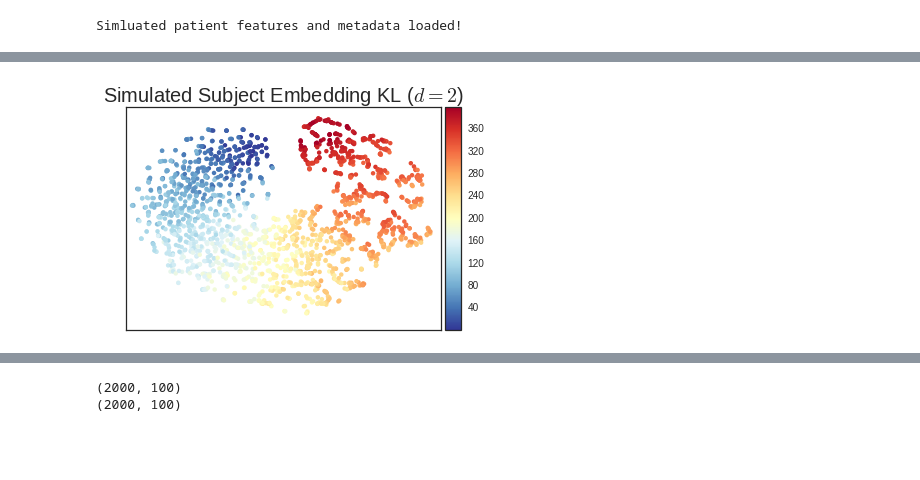
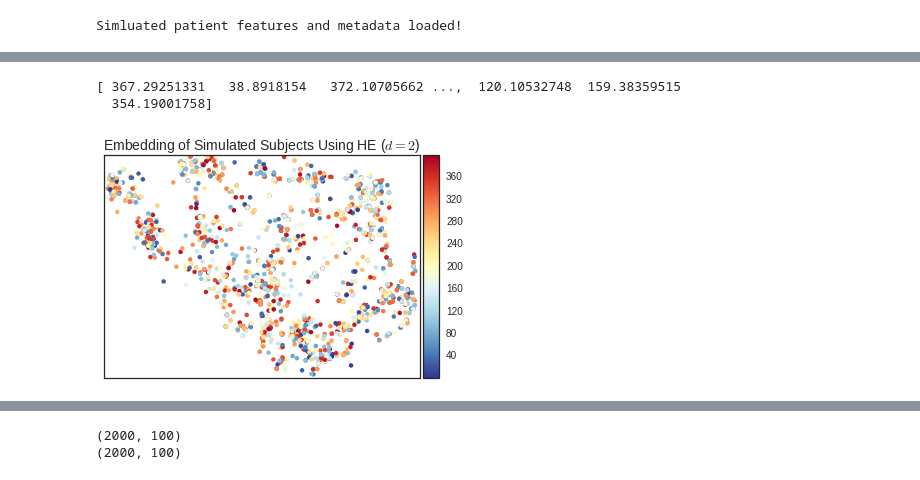
Before and after one commit to sumedhasingla/COPDImageAnalysis, a Jupyter notebook: code/kernelEvaluation.ipynb, the cells around one changed output, grey strips where cells are left out. Cells and saved outputs as stored; diff of their text form; code cells hidden in the pictures; blank space fills up the shorter version.

```diff
--- a/code/kernelEvaluation.ipynb
+++ b/code/kernelEvaluation.ipynb
@@ -36,9 +36,12 @@ def loadSimilarities(fn):
     return loader['similarities']
 
 kernelFN = "./simulatedData/kernel-2000-sym-v2"
+kernelFN = "./simulatedData/kernel-2000-sym-pix-kl"
 kl_sym = loadSimilarities(kernelFN)
-kernelFN = "./simulatedData/kernel-2000-sym-he"
+# kernelFN = "./simulatedData/kernel-2000-sym-he"
+kernelFN = "./simulatedData/kernel-2000-sym-pix-he"
 he_sym = loadSimilarities(kernelFN)
+
 # Note: loaded kernel is the result of
 # - building the KNN graph using KL divergence
 # - symmeterizing the graph: KL is not a distance and is not symmetric, we need distance-symmetry behavior because next step is...
@@ -77,6 +80,9 @@ plt.colorbar()
 psd = ProjectPSD()
 kernelKL = psd.fit_transform(kl_rbf)
 kernelHE = psd.fit_transform(he_rbf)
+# %%
+kernelKL = kl_sym
+kernelHE = he_sym
 # %%
 # Numerical checking
 print "This is some information the projected kernel :"
@@ -233,3 +247,17 @@ def  plotLowDimWithColor( nodes2D, subjColor,
         ax.set_title(plotTitle)
         ax.get_xaxis().set_visible(False)
         ax.get_yaxis().set_visible(False)
+# %%
+with sns.axes_style("white"):
+    f, ax1 = plt.subplots()
+
+# write your own visualizationb, each subject is a dot in 2D and color each subject with her own y
+plotLowDimWithColor(tSNEKL_subset, subjClasses_subset,
+                    ax=ax1, plotTitle='', markerSize=20)
+
+ax1.set_xlim([-22,16])
+ax1.set_ylim([-24,14])
+ax1.set_title('Embeddeding of Simulated Subjects Using KL ($d=2$)',fontsize=14)
+f.savefig("tsne-kl-pix.pdf")
+print subjClasses_subset.shape
+print type(subjClasses_subset)
@@ -236,14 +270,17 @@ def  plotLowDimWithColor( nodes2D, subjColor,
 # %%
 with sns.axes_style("white"):
     f, ax1 = plt.subplots()
 
 # write your own visualizationb, each subject is a dot in 2D and color each subject with her own y
-plotLowDimWithColor(tSNEKL_subset, subjClasses_subset,
+plotLowDimWithColor(tSNEHE_subset, subjClasses_subset,
                     ax=ax1, plotTitle='tSNE', markerSize=20)
 
-ax1.set_xlim([-20,18])
-ax1.set_ylim([-18,18])
-ax1.set_title('Simulated Subject Embedding KL ($d=2$)',fontsize=20)
-f.savefig("tsne-kl.pdf")
+ax1.set_xlim([-16,16])
+ax1.set_ylim([-6,14])
+ax1.set_title('Embedding of Simulated Subjects Using HE ($d=2$)',fontsize=14)
+
+f.savefig("tsne-he-pix.pdf")
 # %% [output]
+[ 367.29251331   38.8918154   372.10705662 ...,  120.10532748  159.38359515
+  354.19001758]
-[figure, old version]
+[figure, new version]
```
Also changed, not shown: parts of 24 cells of this notebook, 2 other files.
